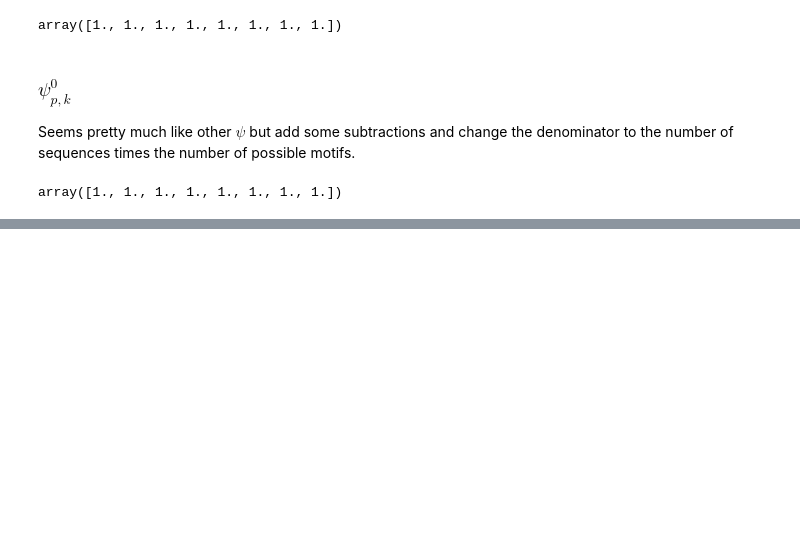
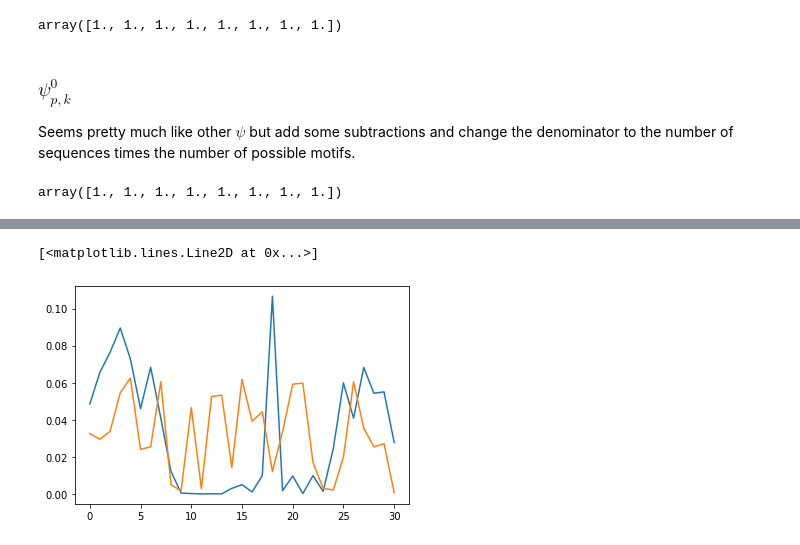
Before and after one commit to EthanHolleman/BST-227-Fall-2021, a Jupyter notebook: assignments/assignment1/part3/Part3.ipynb, the cells around one changed output, grey strips where cells are left out. Cells and saved outputs as stored; diff of their text form; code cells hidden in the pictures; blank space fills up the shorter version.

```diff
--- a/assignments/assignment1/part3/Part3.ipynb
+++ b/assignments/assignment1/part3/Part3.ipynb
@@ -217,6 +217,7 @@ import matplotlib.pyplot as plt
 l_0, l_1 = 0, 1e10
 l_diff = 1e-3
 lambda_j, psi_0, psi_1 = init_EM(seq_length, motif_length)
+lambda_j_start = lambda_j
 elbos = []
 for i in range(10):
     posteriors = e_step(X, lambda_j, psi_0, psi_1)
@@ -243,0 +245,6 @@ plt.plot(elbos[1:], linestyle = 'dotted')
+# %%
+plt.plot(lambda_j)
+plt.plot(lambda_j_start)
+# %% [output]
+[<matplotlib.lines.Line2D at 0x...>]
+[figure, added]
```
Also changed, not shown: parts of 2 cells of this notebook.
